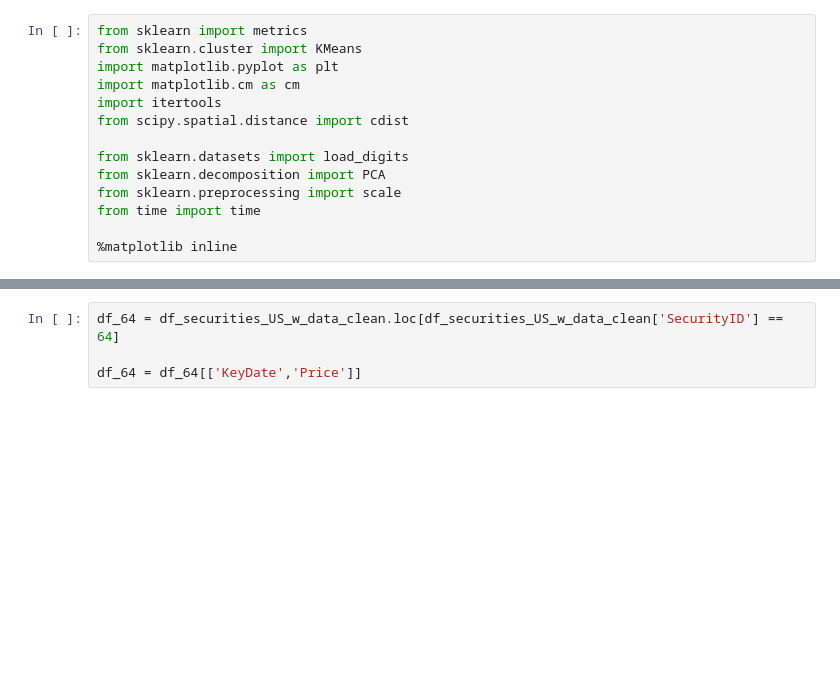
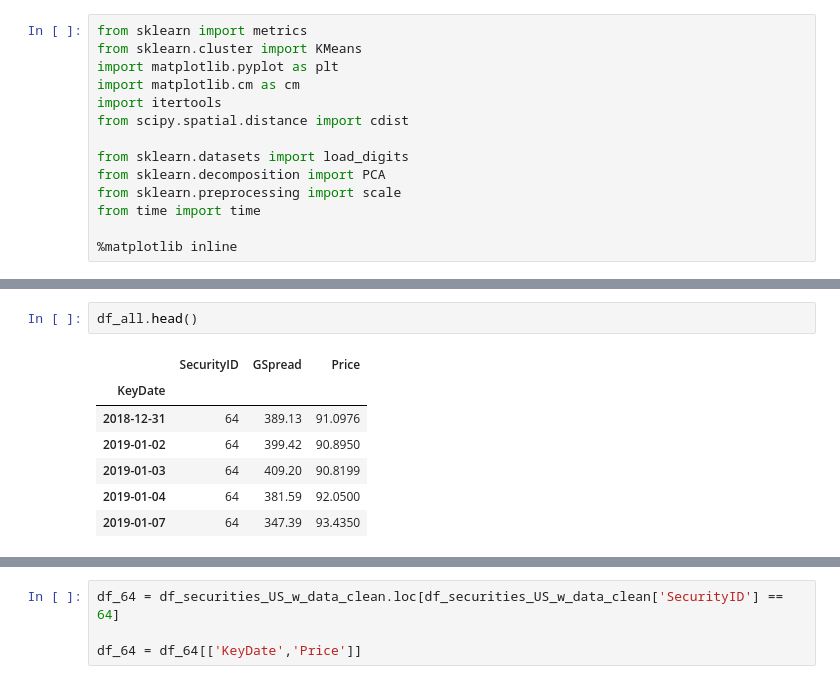
Before and after one commit to caopuzheng/queens_capstone, a Jupyter notebook: Capstone_TimeSeries_Feature_Extraction_MB.ipynb, the cells around one changed output, grey strips where cells are left out. Saved outputs shown, nothing was run; the diff lists cells and outputs as text; blank space fills up the shorter version.

```diff
--- a/Capstone_TimeSeries_Feature_Extraction_MB.ipynb
+++ b/Capstone_TimeSeries_Feature_Extraction_MB.ipynb
@@ -190,0 +235,10 @@ from time import time
+# %%
+df_all.head()
+# %% [output]
+|  | SecurityID | GSpread | Price |
+| KeyDate |  |  |  |
+| 2018-12-31 | 64 | 389.13 | 91.0976 |
+| 2019-01-02 | 64 | 399.42 | 90.8950 |
+| 2019-01-03 | 64 | 409.20 | 90.8199 |
+| 2019-01-04 | 64 | 381.59 | 92.0500 |
+| 2019-01-07 | 64 | 347.39 | 93.4350 |
```
Also changed, not shown: parts of 11 cells of this notebook, 1 other file.
